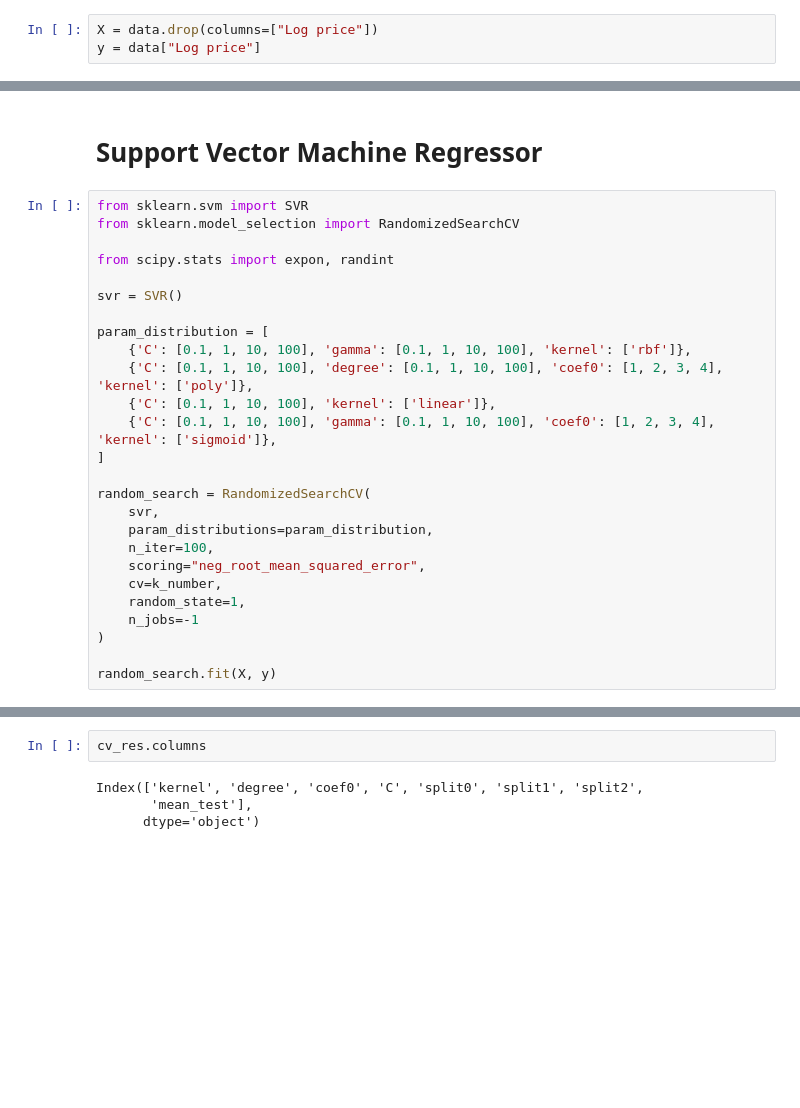
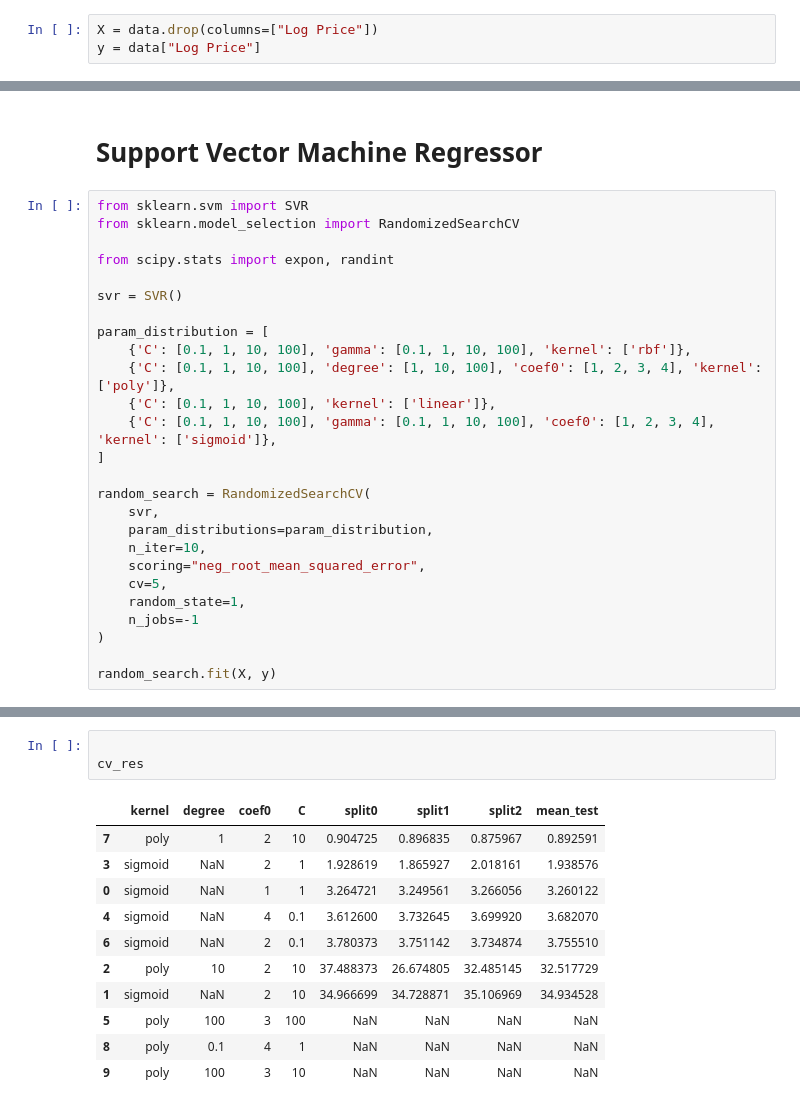
Before and after one commit to tandao0909/intro-to-ds-project, a Jupyter notebook: train_complex/train.ipynb, the cells around one changed output, grey strips where cells are left out. Drawn from its saved outputs; the diff is of its cells as text; blank space fills up the shorter version.

```diff
--- a/train_complex/train.ipynb
+++ b/train_complex/train.ipynb
@@ -31,3 +29,3 @@ data.describe()
 # %%
-X = data.drop(columns=["Log price"])
-y = data["Log price"]
+X = data.drop(columns=["Log Price"])
+y = data["Log Price"]
@@ -45,7 +41,7 @@ svr = SVR()
 
 param_distribution = [
     {'C': [0.1, 1, 10, 100], 'gamma': [0.1, 1, 10, 100], 'kernel': ['rbf']},
-    {'C': [0.1, 1, 10, 100], 'degree': [0.1, 1, 10, 100], 'coef0': [1, 2, 3, 4], 'kernel': ['poly']},
+    {'C': [0.1, 1, 10, 100], 'degree': [1, 10, 100], 'coef0': [1, 2, 3, 4], 'kernel': ['poly']},
     {'C': [0.1, 1, 10, 100], 'kernel': ['linear']},
     {'C': [0.1, 1, 10, 100], 'gamma': [0.1, 1, 10, 100], 'coef0': [1, 2, 3, 4], 'kernel': ['sigmoid']},
 ]
@@ -53,9 +49,9 @@ param_distribution = [
 random_search = RandomizedSearchCV(
     svr,
     param_distributions=param_distribution,
-    n_iter=100,
+    n_iter=10,
     scoring="neg_root_mean_squared_error",
-    cv=k_number,
+    cv=5,
     random_state=1,
     n_jobs=-1
 )
@@ -88,6 +85,15 @@ cv_res.head()
-# %%
-cv_res.columns
-# %% [output]
-Index(['kernel', 'degree', 'coef0', 'C', 'split0', 'split1', 'split2',
-       'mean_test'],
-      dtype='object')
+# %%
+
+cv_res
+# %% [output]
+|  | kernel | degree | coef0 | C | split0 | split1 | split2 | mean_test |
+| 7 | poly | 1 | 2 | 10 | 0.904725 | 0.896835 | 0.875967 | 0.892591 |
+| 3 | sigmoid | NaN | 2 | 1 | 1.928619 | 1.865927 | 2.018161 | 1.938576 |
+| 0 | sigmoid | NaN | 1 | 1 | 3.264721 | 3.249561 | 3.266056 | 3.260122 |
+| 4 | sigmoid | NaN | 4 | 0.1 | 3.612600 | 3.732645 | 3.699920 | 3.682070 |
+| 6 | sigmoid | NaN | 2 | 0.1 | 3.780373 | 3.751142 | 3.734874 | 3.755510 |
+| 2 | poly | 10 | 2 | 10 | 37.488373 | 26.674805 | 32.485145 | 32.517729 |
+| 1 | sigmoid | NaN | 2 | 10 | 34.966699 | 34.728871 | 35.106969 | 34.934528 |
+| 5 | poly | 100 | 3 | 100 | NaN | NaN | NaN | NaN |
+| 8 | poly | 0.1 | 4 | 1 | NaN | NaN | NaN | NaN |
+| 9 | poly | 100 | 3 | 10 | NaN | NaN | NaN | NaN |
```
Also changed, not shown: parts of 6 cells of this notebook, 3 other files.
